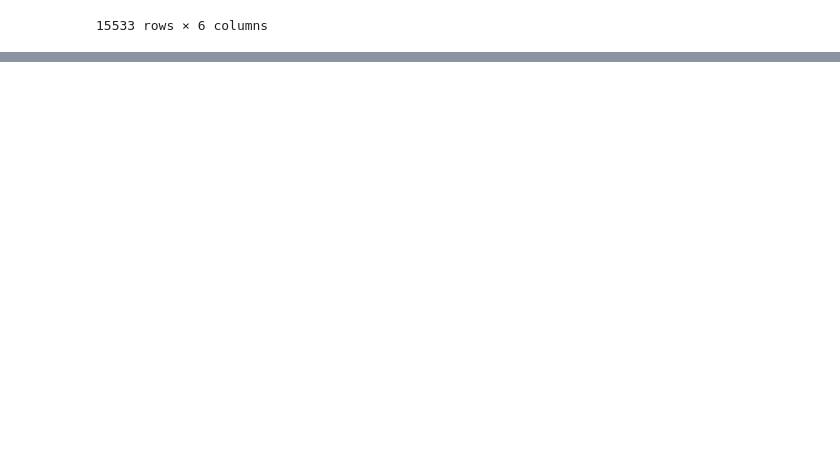
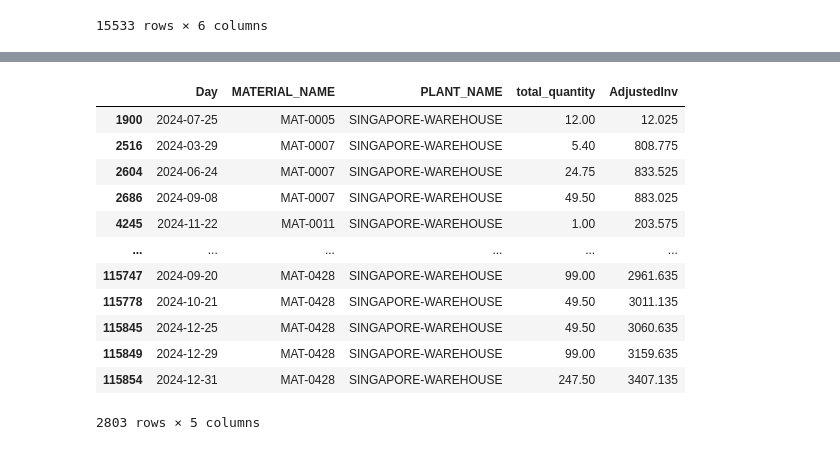
Before and after one commit to peter-parit/em-hackathon-notebooks, a Jupyter notebook: Notebooks/data-peter.ipynb, the cells around one changed output, grey strips where cells are left out. Cells and saved outputs as stored; diff of their text form; code cells hidden in the pictures; blank space fills up the shorter version.

```diff
--- a/Notebooks/data-peter.ipynb
+++ b/Notebooks/data-peter.ipynb
@@ -343,0 +452,2 @@ daily_inv_merge.head(20)
+# %%
+daily_inv_merge.drop(columns=['MODE_OF_TRANSPORT'], inplace=True)
@@ -343,0 +468,17 @@ daily_inv_merge.head(20)
+# %%
+adjusted_inv_sg = daily_inv_merge[daily_inv_merge['PLANT_NAME'] == 'SINGAPORE-WAREHOUSE']
+adjusted_inv_sg
+# %% [output]
+|  | Day | MATERIAL_NAME | PLANT_NAME | total_quantity | AdjustedInv |
+| 1900 | 2024-07-25 | MAT-0005 | SINGAPORE-WAREHOUSE | 12.00 | 12.025 |
+| 2516 | 2024-03-29 | MAT-0007 | SINGAPORE-WAREHOUSE | 5.40 | 808.775 |
+| 2604 | 2024-06-24 | MAT-0007 | SINGAPORE-WAREHOUSE | 24.75 | 833.525 |
+| 2686 | 2024-09-08 | MAT-0007 | SINGAPORE-WAREHOUSE | 49.50 | 883.025 |
+| 4245 | 2024-11-22 | MAT-0011 | SINGAPORE-WAREHOUSE | 1.00 | 203.575 |
+| ... | ... | ... | ... | ... | ... |
+| 115747 | 2024-09-20 | MAT-0428 | SINGAPORE-WAREHOUSE | 99.00 | 2961.635 |
+| 115778 | 2024-10-21 | MAT-0428 | SINGAPORE-WAREHOUSE | 49.50 | 3011.135 |
+| 115845 | 2024-12-25 | MAT-0428 | SINGAPORE-WAREHOUSE | 49.50 | 3060.635 |
+| 115849 | 2024-12-29 | MAT-0428 | SINGAPORE-WAREHOUSE | 99.00 | 3159.635 |
+| 115854 | 2024-12-31 | MAT-0428 | SINGAPORE-WAREHOUSE | 247.50 | 3407.135 |
+2803 rows × 5 columns
```
Also changed, not shown: parts of 11 cells of this notebook, 1 other file.
